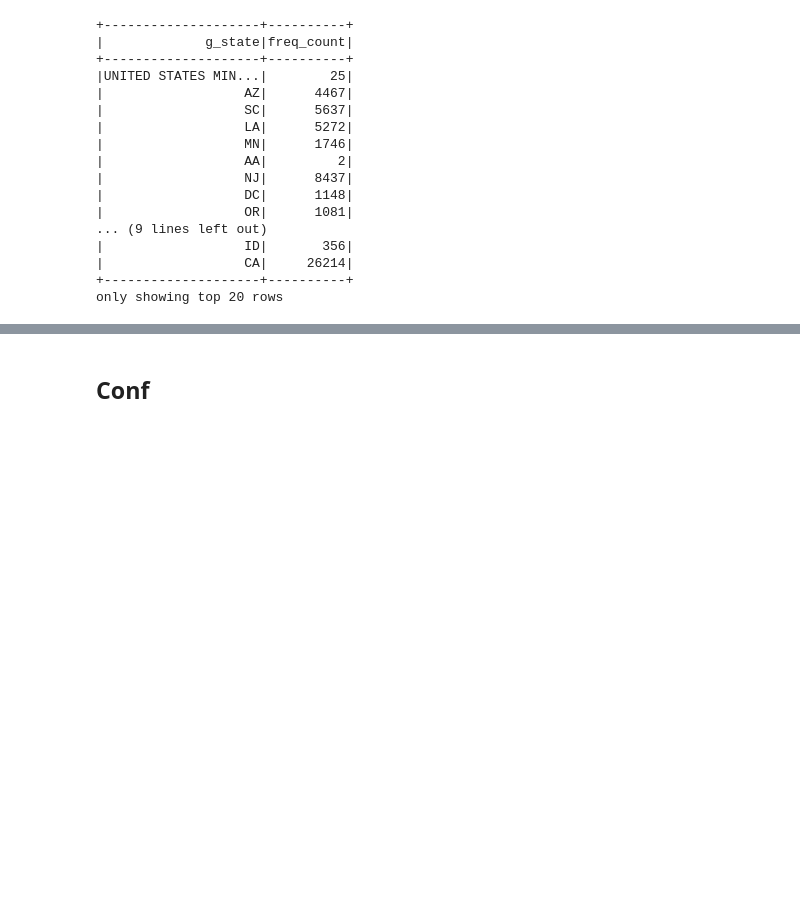
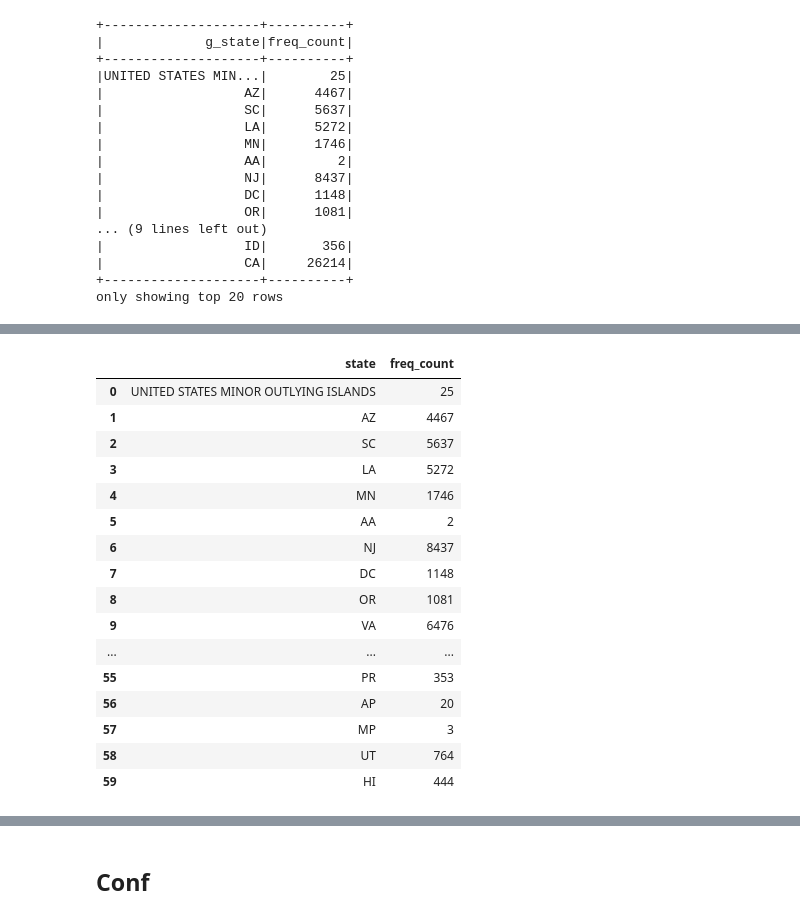
Before and after one commit to deveshpatil619/finance-complaint-, a Jupyter notebook: notebook/EDA.ipynb, the cells around one changed output, grey strips where cells are left out. Drawn from its saved outputs; the diff is of its cells as text; code cells hidden in the pictures; blank space fills up the shorter version.

```diff
--- a/notebook/EDA.ipynb
+++ b/notebook/EDA.ipynb
@@ -161,0 +203,21 @@ DataFrame[complaint_id: string]
+# %%
+## converting to pandas dataframe
+df1.toPandas()
+# %% [output]
+|  | state | freq_count |
+| 0 | UNITED STATES MINOR OUTLYING ISLANDS | 25 |
+| 1 | AZ | 4467 |
+| 2 | SC | 5637 |
+| 3 | LA | 5272 |
+| 4 | MN | 1746 |
+| 5 | AA | 2 |
+| 6 | NJ | 8437 |
+| 7 | DC | 1148 |
+| 8 | OR | 1081 |
+| 9 | VA | 6476 |
+| ... | ... | ... |
+| 55 | PR | 353 |
+| 56 | AP | 20 |
+| 57 | MP | 3 |
+| 58 | UT | 764 |
+| 59 | HI | 444 |
```
Also changed, not shown: parts of 9 cells of this notebook, 1 other file.
